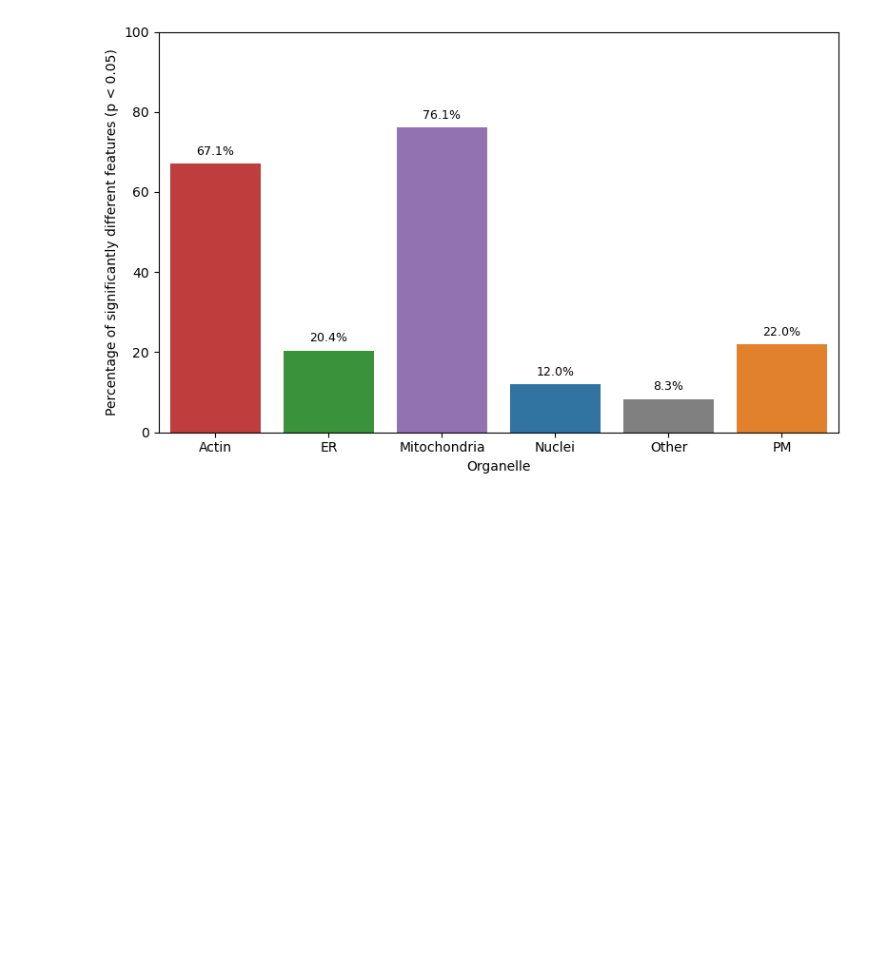
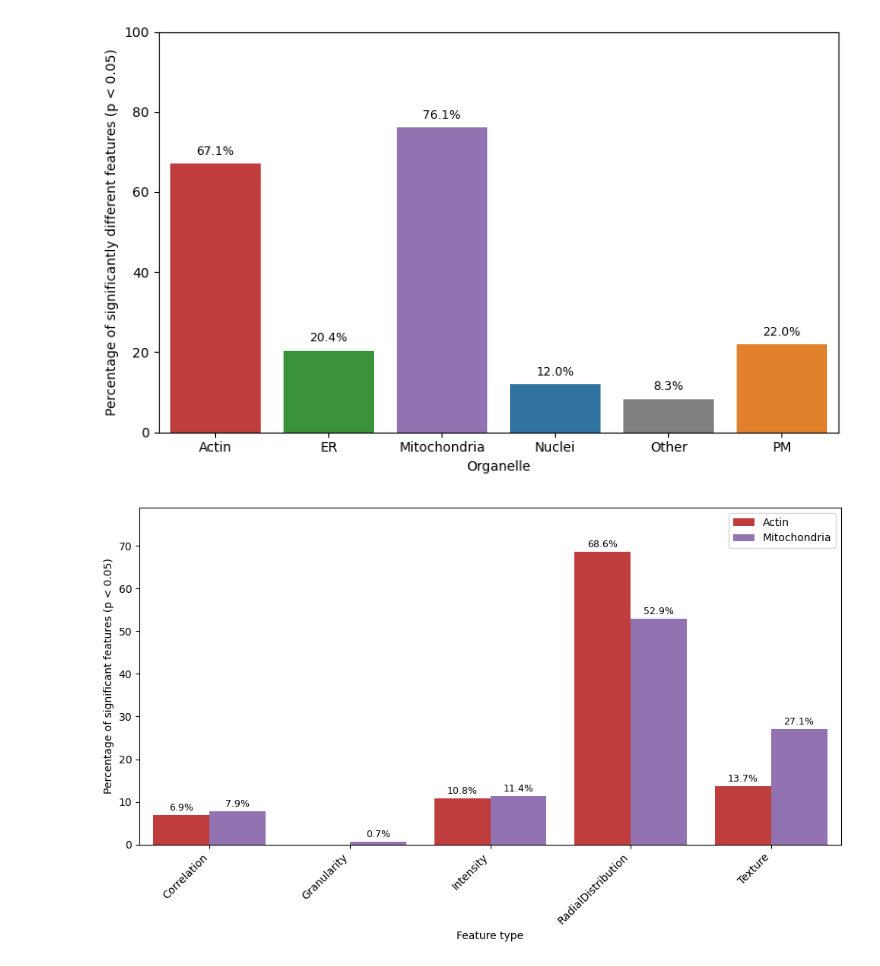
Before and after one commit to WayScience/predicting_cardiac_fibrosis_etiologies, a Jupyter notebook: 4.EDA/5.mann_u_test_analysis.ipynb, the cells around one changed output. Saved outputs shown, nothing was run; the diff lists cells and outputs as text; code cells hidden in the pictures; blank space fills up the shorter version.

Commit message:
add what features types are driving differences

```diff
--- a/4.EDA/5.mann_u_test_analysis.ipynb
+++ b/4.EDA/5.mann_u_test_analysis.ipynb
@@ -240,3 +240,93 @@ plt.savefig(
 plt.show()
 # %% [output]
 [figure]
+# %%
+# Breakdown of significant features (p < 0.05) for Actin vs Mitochondria by Feature_Type
+sig = mw_df[mw_df["P_Value"] < 0.05].copy()
+
+# Keep only Actin and Mitochondria
+sig_am = sig[sig["Organelle"].isin(["Actin", "Mitochondria"])].copy()
+
+if sig_am.shape[0] == 0:
+    print("No significant features for Actin or Mitochondria.")
+else:
+    # Ensure Feature_Type has a value
+    sig_am["Feature_Type"] = sig_am["Feature_Type"].fillna("Unknown")
+
+    # Compute counts per organelle x feature_type
+    counts = (
+        sig_am.groupby(["Organelle", "Feature_Type"]).size().reset_index(name="Count")
+    )
+
+    # Prepare complete grid: only feature types present in at least one organelle
+    feature_types = sorted(sig_am["Feature_Type"].unique())
+    feature_types = [ft for ft in feature_types if ft not in ["AreaShape", "Neighbors"]]
+    organelles = ["Actin", "Mitochondria"]
+    rows = []
+
+    for org in organelles:
+        total = sig_am[sig_am["Organelle"] == org].shape[0]
+        for ft in feature_types:
+            mask = (counts["Organelle"] == org) & (counts["Feature_Type"] == ft)
+            c = int(counts.loc[mask, "Count"].values[0]) if mask.any() else 0
+            pct = (c / total * 100) if total > 0 else 0.0
+            rows.append(
+                {"Organelle": org, "Feature_Type": ft, "Count": c, "Percentage": pct}
+            )
+
+    df_plot = pd.DataFrame(rows)
+
+    # Remove feature types that are 0 in both organelles
+    df_plot = df_plot.groupby("Feature_Type").filter(lambda x: x["Count"].sum() > 0)
+
+    # Plot grouped bar chart: Feature_Type on x, Percentage on y, two bars per Feature_Type
+    plt.figure(figsize=(10, 6))
+    ax = sns.barplot(
+        data=df_plot,
+        x="Feature_Type",
+        y="Percentage",
+        hue="Organelle",
+        palette=palette,
+        dodge=True,
+    )
+    ax.set_ylabel("Percentage of significant features (p < 0.05)")
+    ax.set_xlabel("Feature type")
+    plt.xticks(rotation=45, ha="right")
+    plt.ylim(
+        0, df_plot["Percentage"].max() * 1.15 if df_plot["Percentage"].max() > 0 else 1
+    )
+
+    # Add value labels
+    for patch in ax.patches:
+        height = patch.get_height()
+        if height is None or height == 0:  # skip 0-height bars
+            continue
+        ax.text(
+            patch.get_x() + patch.get_width() / 2,
+            height + 0.5,
+            f"{height:.1f}%",
+            ha="center",
+            va="bottom",
+            fontsize=9,
+        )
+
+    if ax.get_legend() is not None:
+        ax.get_legend().set_title("")
+    plt.tight_layout()
+
+    # Save and show
+    out_path = (
+        pathlib.Path(output_dir)
+        / "actin_vs_mitochondria_feature_type_percentage_significant.png"
+    )
+    plt.savefig(out_path, dpi=500)
+    plt.show()
+
+    # Print table for quick inspection
+    print(
+        df_plot.pivot(
+            index="Feature_Type", columns="Organelle", values="Percentage"
+        ).fillna(0)
+    )
+# %% [output]
+[figure, added]
```
Also changed, not shown: parts of 1 cell of this notebook, 2 other files.
